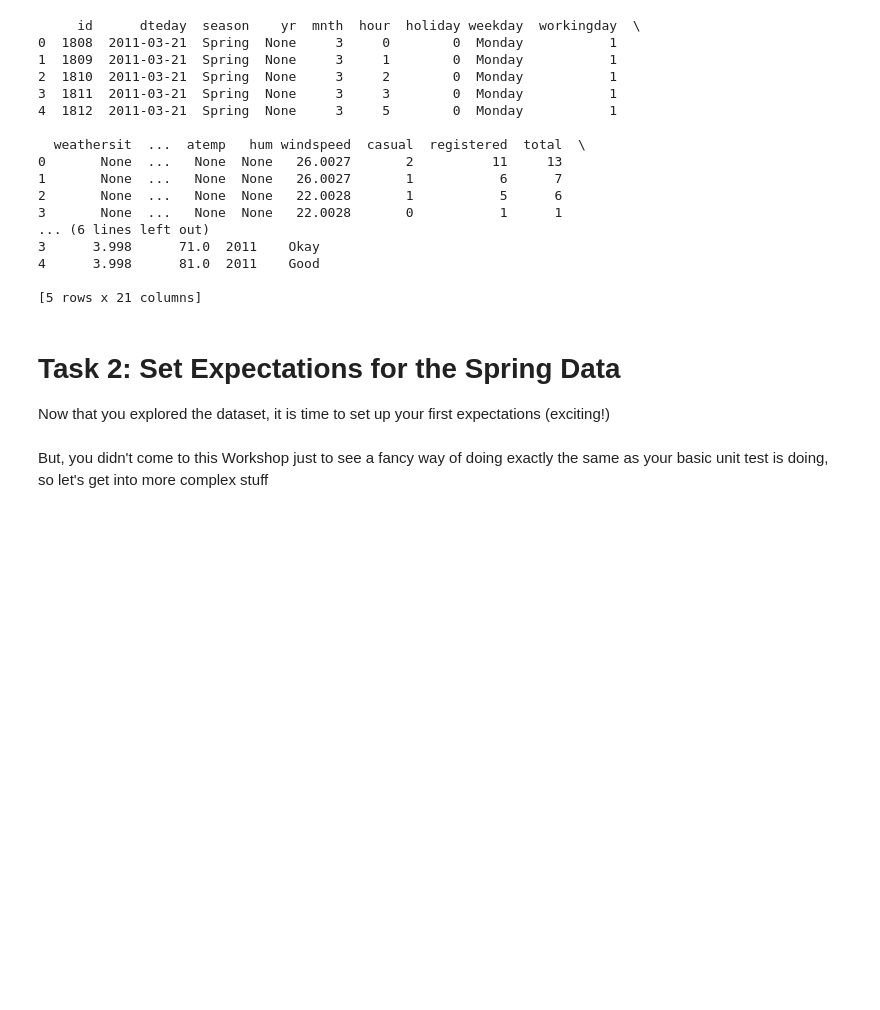
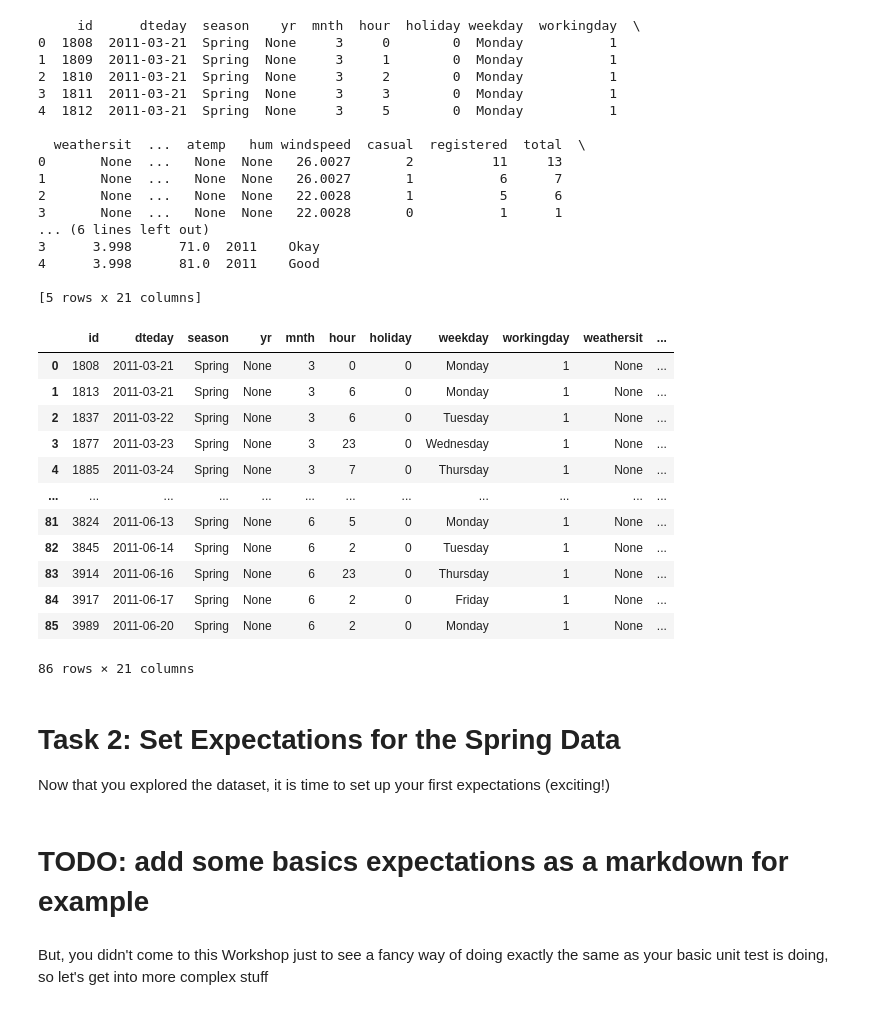
Before and after one commit to iptch/SDS2025-data-quality-handson, a Jupyter notebook: Workshop_DataQualityTesting.ipynb, the cells around one changed output. Saved outputs shown, nothing was run; the diff lists cells and outputs as text; code cells hidden in the pictures; blank space fills up the shorter version.

```diff
--- a/Workshop_DataQualityTesting.ipynb
+++ b/Workshop_DataQualityTesting.ipynb
@@ -95,3 +105,25 @@ full_table_batch.head()
+# %%
+# Read the data from the database using SQL
+query = """
+SELECT * FROM bike_rental
+WHERE casual = 2
+"""
+
+pd.read_sql_query(query, conn)
+# %% [output]
+|  | id | dteday | season | yr | mnth | hour | holiday | weekday | workingday | weathersit | ... |
+| 0 | 1808 | 2011-03-21 | Spring | None | 3 | 0 | 0 | Monday | 1 | None | ... |
+| 1 | 1813 | 2011-03-21 | Spring | None | 3 | 6 | 0 | Monday | 1 | None | ... |
+| 2 | 1837 | 2011-03-22 | Spring | None | 3 | 6 | 0 | Tuesday | 1 | None | ... |
+| 3 | 1877 | 2011-03-23 | Spring | None | 3 | 23 | 0 | Wednesday | 1 | None | ... |
+| 4 | 1885 | 2011-03-24 | Spring | None | 3 | 7 | 0 | Thursday | 1 | None | ... |
+| ... | ... | ... | ... | ... | ... | ... | ... | ... | ... | ... | ... |
+| 81 | 3824 | 2011-06-13 | Spring | None | 6 | 5 | 0 | Monday | 1 | None | ... |
+| 82 | 3845 | 2011-06-14 | Spring | None | 6 | 2 | 0 | Tuesday | 1 | None | ... |
+| 83 | 3914 | 2011-06-16 | Spring | None | 6 | 23 | 0 | Thursday | 1 | None | ... |
+| 84 | 3917 | 2011-06-17 | Spring | None | 6 | 2 | 0 | Friday | 1 | None | ... |
+| 85 | 3989 | 2011-06-20 | Spring | None | 6 | 2 | 0 | Monday | 1 | None | ... |
+86 rows × 21 columns
 # %% [markdown]
 # Task 2: Set Expectations for the Spring Data
 Now that you explored the dataset, it is time to set up your first expectations (exciting!)
@@ -100,3 +130,5 @@ Now that you explored the dataset, it is time to set up your first expectations
+# %% [markdown]
+# TODO: add some basics expectations as a markdown for example
 # %%
 # TODO: give one example of how to set expectations for a datatype
 # %%
```
Also changed, not shown: parts of 5 cells of this notebook, 2 other files.
